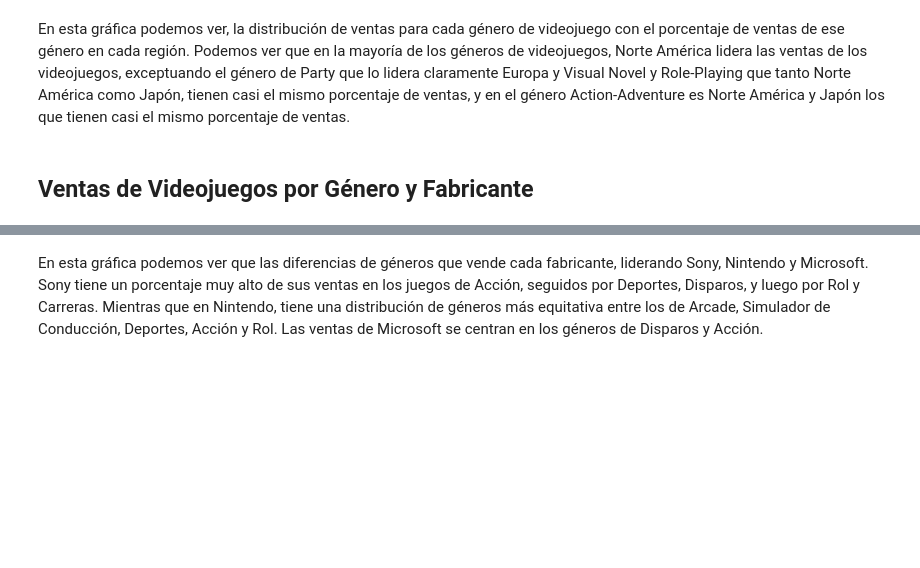
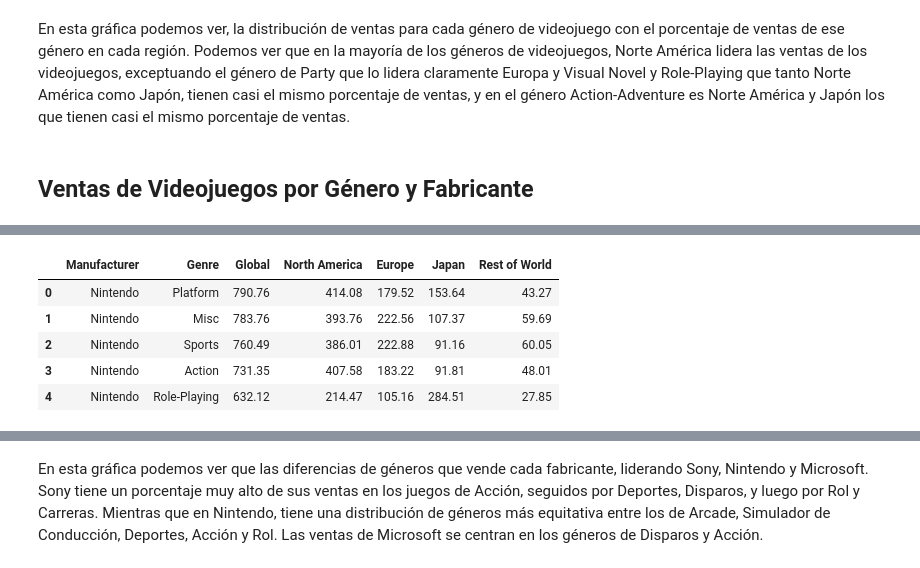
Before and after one commit to bgranda/EDA-Videojuegos, a Jupyter notebook: notebooks/Análisis.ipynb, the cells around one changed output, grey strips where cells are left out. Cells and saved outputs as stored; diff of their text form; code cells hidden in the pictures; blank space fills up the shorter version.

```diff
--- a/notebooks/Análisis.ipynb
+++ b/notebooks/Análisis.ipynb
@@ -498,0 +607,18 @@ fig.show()
+# %%
+nintendo = (
+    df[df['Manufacturer'] == 'Nintendo']
+    .groupby(['Manufacturer', 'Genre'])[
+        ['Global', 'North America', 'Europe', 'Japan', 'Rest of World']
+    ]
+    .sum()
+    .sort_values('Global', ascending=False)
+    .reset_index()
+)
+nintendo.head()
+# %% [output]
+|  | Manufacturer | Genre | Global | North America | Europe | Japan | Rest of World |
+| 0 | Nintendo | Platform | 790.76 | 414.08 | 179.52 | 153.64 | 43.27 |
+| 1 | Nintendo | Misc | 783.76 | 393.76 | 222.56 | 107.37 | 59.69 |
+| 2 | Nintendo | Sports | 760.49 | 386.01 | 222.88 | 91.16 | 60.05 |
+| 3 | Nintendo | Action | 731.35 | 407.58 | 183.22 | 91.81 | 48.01 |
+| 4 | Nintendo | Role-Playing | 632.12 | 214.47 | 105.16 | 284.51 | 27.85 |
```
Also changed, not shown: parts of 15 cells of this notebook, 1 other file.
